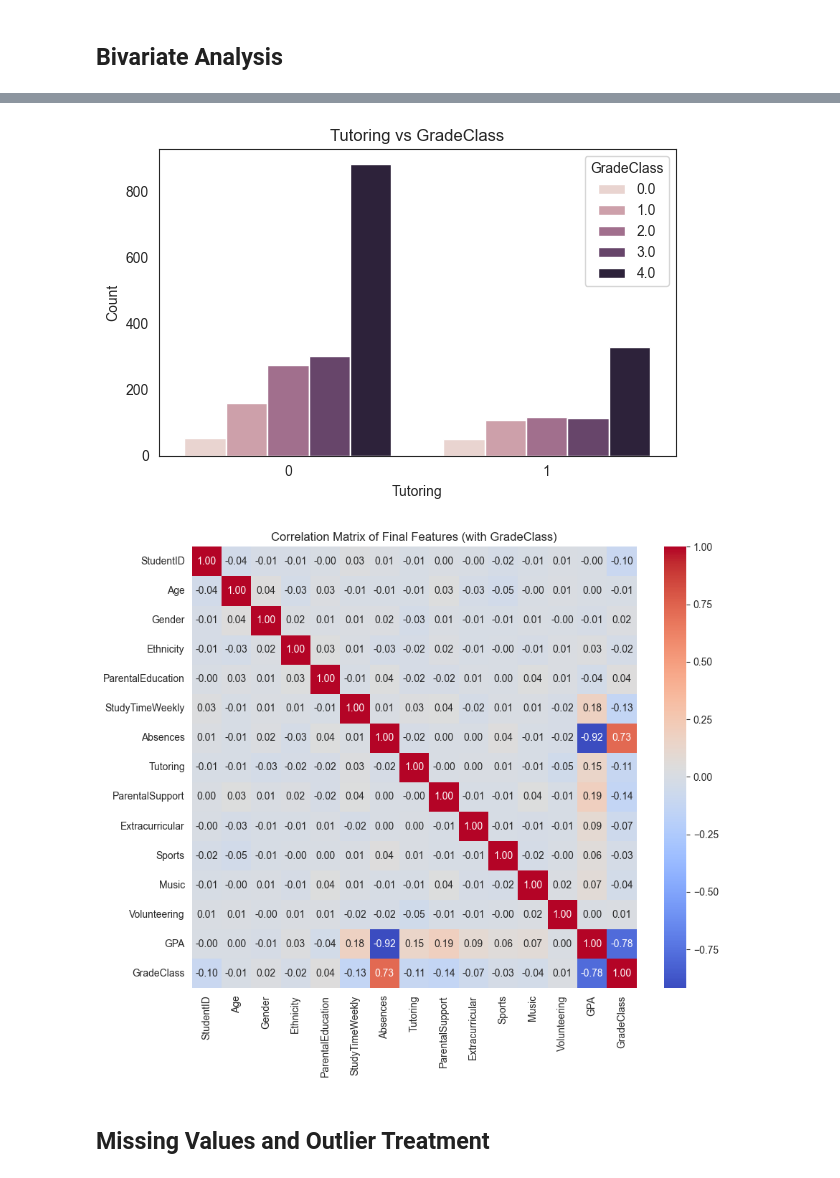
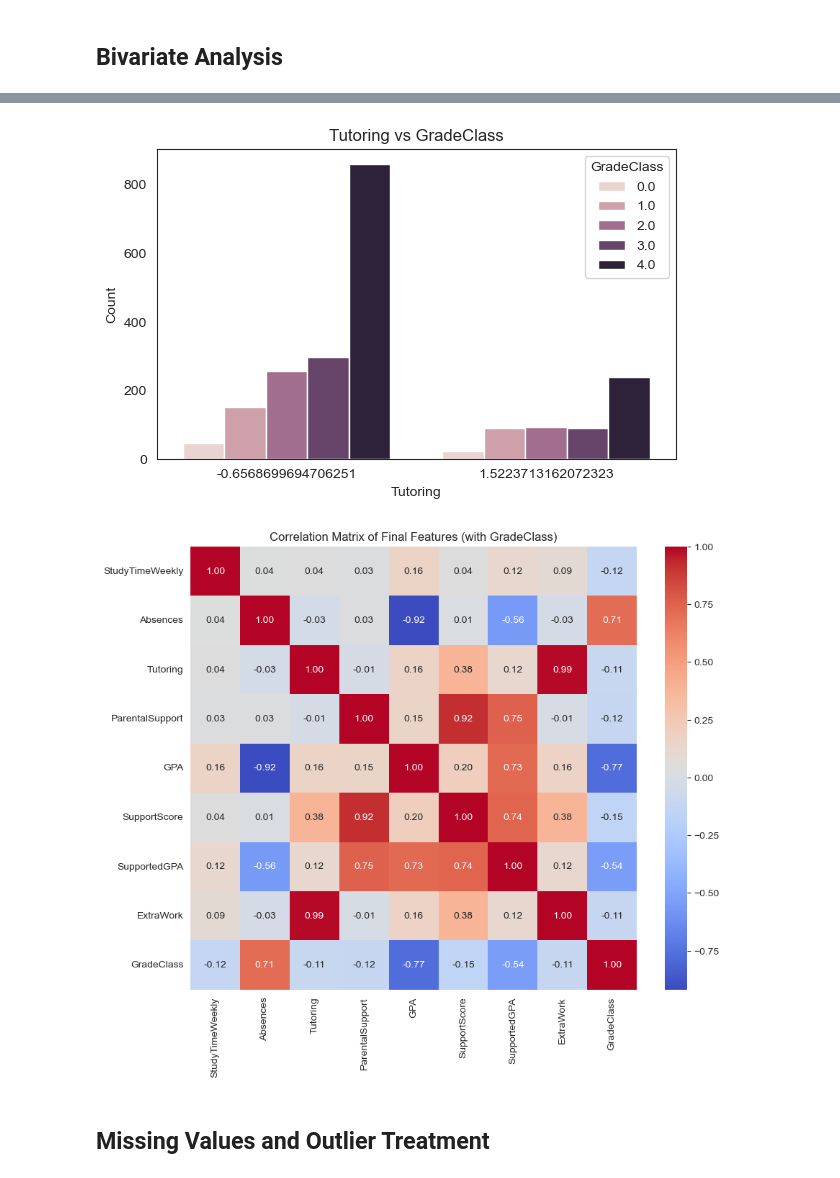
Before and after one commit to FreeYungHammy/MLG382-Project1, a Jupyter notebook: MLG_382_BrightPath.ipynb, the cells around one changed output, grey strips where cells are left out. Drawn from its saved outputs; the diff is of its cells as text; code cells hidden in the pictures.

```diff
--- a/MLG_382_BrightPath.ipynb
+++ b/MLG_382_BrightPath.ipynb
@@ -286,36 +280,29 @@ plt.show()
 # %% [markdown]
 ## Bivariate Analysis ##
 # %%
-import matplotlib.pyplot as plt
-import seaborn as sns
+numerical_features = ['GPA', 'StudyTimeWeekly', 'Absences', 'SupportedGPA', 'ExtraWork', 'SupportScore']
 
-# Updated numerical features (only ones that exist in df)
-numerical_features = ['GPA', 'StudyTimeWeekly', 'Absences']
-
-# boxplot
 plt.figure(figsize=(16, 12))
 for i, col in enumerate(numerical_features):
-    plt.subplot(2, 2, i + 1)
-    sns.boxplot(x='GradeClass', y=col, data=df)
+    plt.subplot(3, 2, i + 1)
+    sns.boxplot(x='GradeClass', y=col, data=df_removed_new)
     plt.title(f'{col} vs GradeClass')
 plt.tight_layout()
 plt.show()
 
-# violin plots
 plt.figure(figsize=(16, 12))
 for i, col in enumerate(numerical_features):
-    plt.subplot(2, 2, i + 1)
-    sns.violinplot(x='GradeClass', y=col, data=df, inner='quartile', hue='GradeClass', palette='muted', legend=False)
+    plt.subplot(3, 2, i + 1)
+    sns.violinplot(x='GradeClass', y=col, data=df_removed_new, inner='quartile', palette='muted')
     plt.title(f'{col} vs GradeClass')
 plt.tight_layout()
 plt.show()
 
-# categorical features
 categorical_features = ['ParentalSupport', 'Tutoring']
 
 for feature in categorical_features:
     plt.figure(figsize=(6, 4))
-    sns.countplot(x=feature, hue='GradeClass', data=df)
+    sns.countplot(x=feature, hue='GradeClass', data=df_removed_new)
     plt.title(f'{feature} vs GradeClass')
     plt.xlabel(feature)
     plt.ylabel('Count')
@@ -323,9 +310,8 @@ for feature in categorical_features:
     plt.tight_layout()
     plt.show()
 
-# heatmap
 plt.figure(figsize=(10, 8))
-sns.heatmap(df.corr(), annot=True, fmt=".2f", cmap='coolwarm')
+sns.heatmap(df_removed_new.corr(), annot=True, fmt=".2f", cmap='coolwarm')
 plt.title('Correlation Matrix of Final Features (with GradeClass)')
 plt.show()
 # %% [output]
@@ -335,5 +338,5 @@ plt.show()
-[figure, old version]
+[figure, new version]
-[figure, old version]
+[figure, new version]
 # %% [markdown]
 ## Missing Values and Outlier Treatment ##
 # %% [markdown]
```
Also changed, not shown: parts of 23 cells of this notebook, 2 other files.
